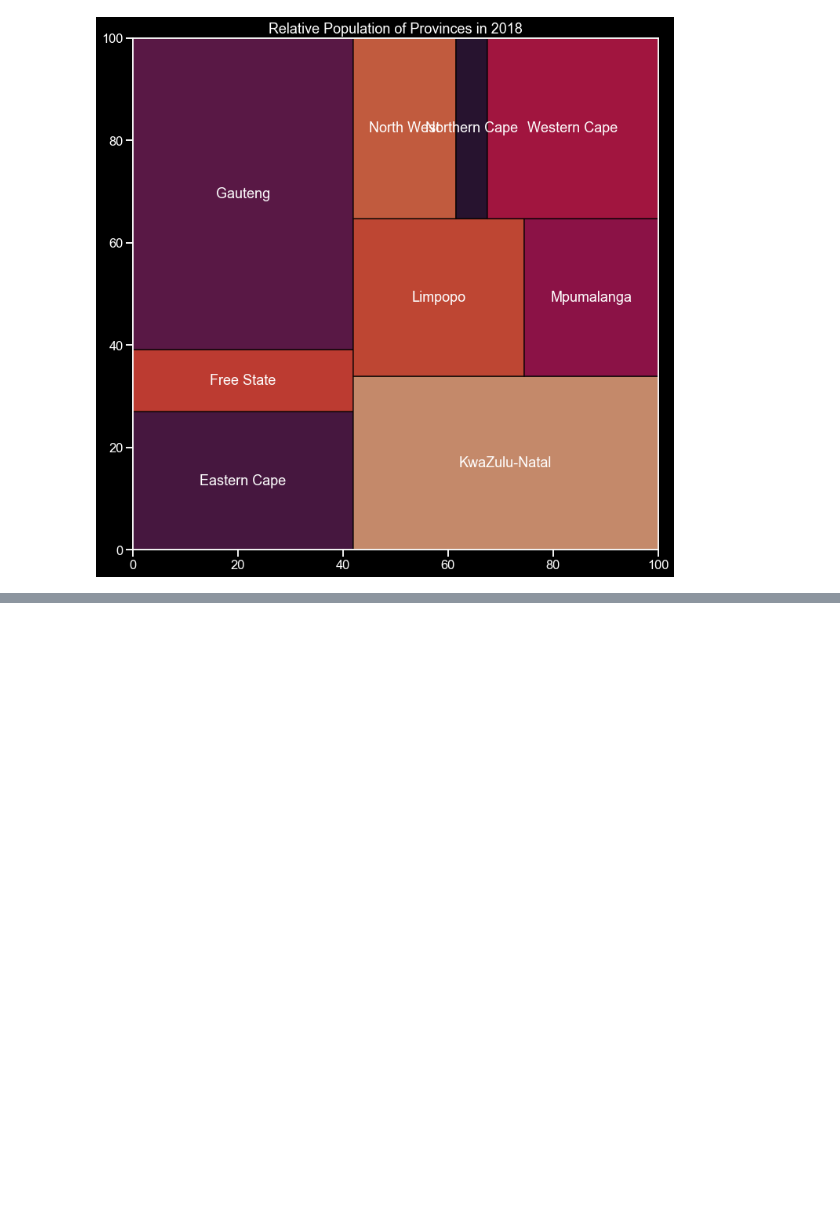
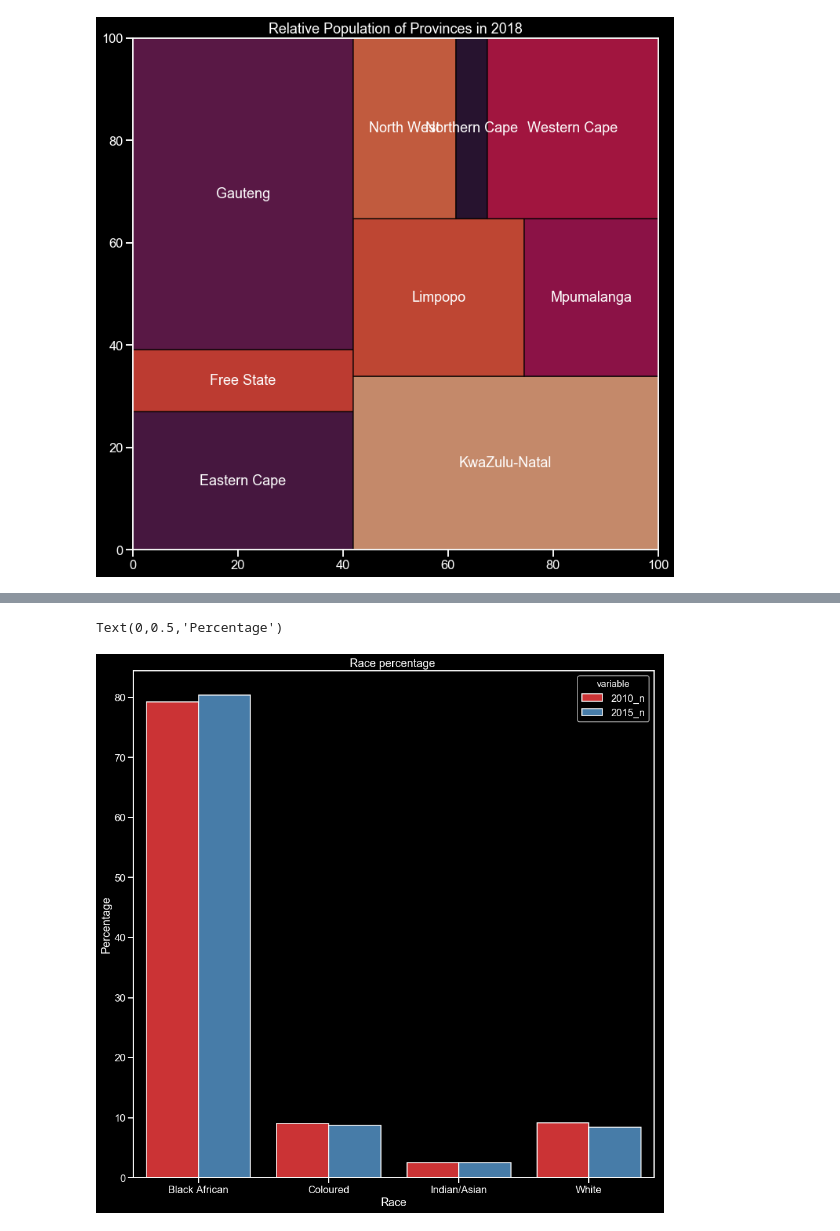
Before and after one commit to RPasch/RSA_Census_Analysis_Exploration, a Jupyter notebook: Exploration.ipynb, the cells around one changed output, grey strips where cells are left out. Drawn from its saved outputs; the diff is of its cells as text; code cells hidden in the pictures; blank space fills up the shorter version.

```diff
--- a/Exploration.ipynb
+++ b/Exploration.ipynb
@@ -317,3 +317,35 @@ folium.Choropleth(
 m
 # %% [output]
 [interactive output not drawn]
+# %%
+lrp = pd.read_excel('Location_race_pop.xlsx')
+lrp = lrp[lrp['Sex'] == 'Total']
+lrp = lrp.drop(['Units','Sex'],axis = 1).reset_index(drop = True)
+
+
+
+lrp['PROVINCE'] = lrp['Location']
+
+map_list = {'Free State':'FS','Gauteng':'GT','Eastern Cape':'EC','KwaZulu-Natal':'KZN','Limpopo':'LIM','Mpumalanga':'MP','North West':'NW','Northern Cape':'NC','Western Cape':'WC'}
+lrp['PROVINCE']=lrp['PROVINCE'].map(map_list)
+
+lrp15 = lrp.drop(['2010'],axis = 1).reset_index()
+lrp10 = lrp.drop(['2015'],axis = 1).reset_index()
+# %%
+lrp['2015_n'] = 100*lrp['2015']/lrp['2015'].sum()
+lrp['2010_n'] = 100*lrp['2010']/lrp['2010'].sum()
+lrp_tot = lrp.groupby('Variable').sum().reset_index()
+lrp_tot = lrp_tot.melt(id_vars = 'Variable',value_vars = ['2010_n','2015_n'])
+lrp_tot.head()
+#sum_10 = lrp_tot[lrp_tot['variable'] == '2010']['value'].sum()
+#sum_15 = lrp_tot[lrp_tot['variable'] == '2015']['value'].sum()
+
+
+plt.figure(figsize = (15,15))
+sns.barplot(x = 'Variable',y ='value',hue = 'variable',data = lrp_tot ,palette = 'Set1')
+plt.title('Race percentage ')
+plt.xlabel('Race')
+plt.ylabel('Percentage')
+# %% [output]
+Text(0,0.5,'Percentage')
+[figure, added]
```
Also changed, not shown: parts of 10 cells of this notebook.
